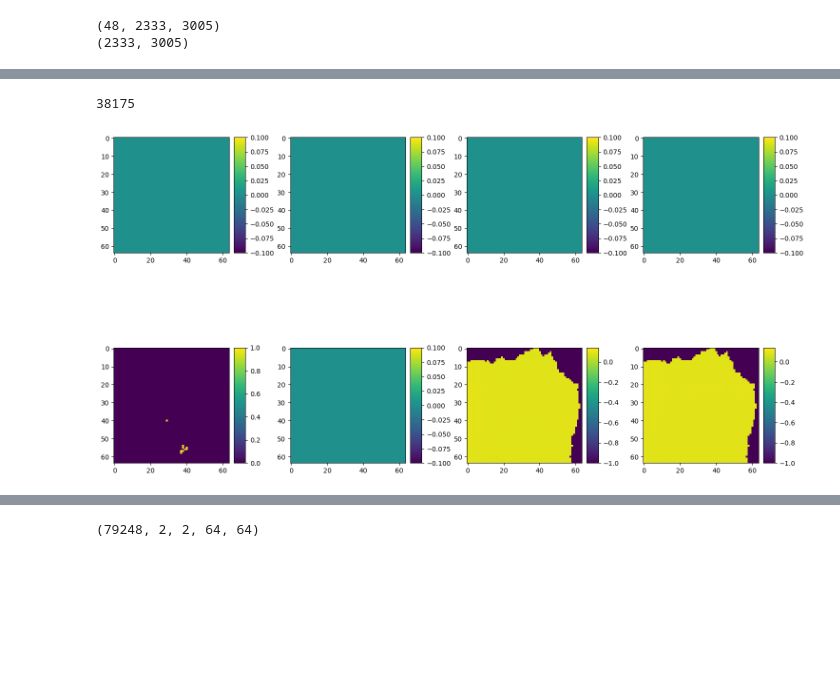
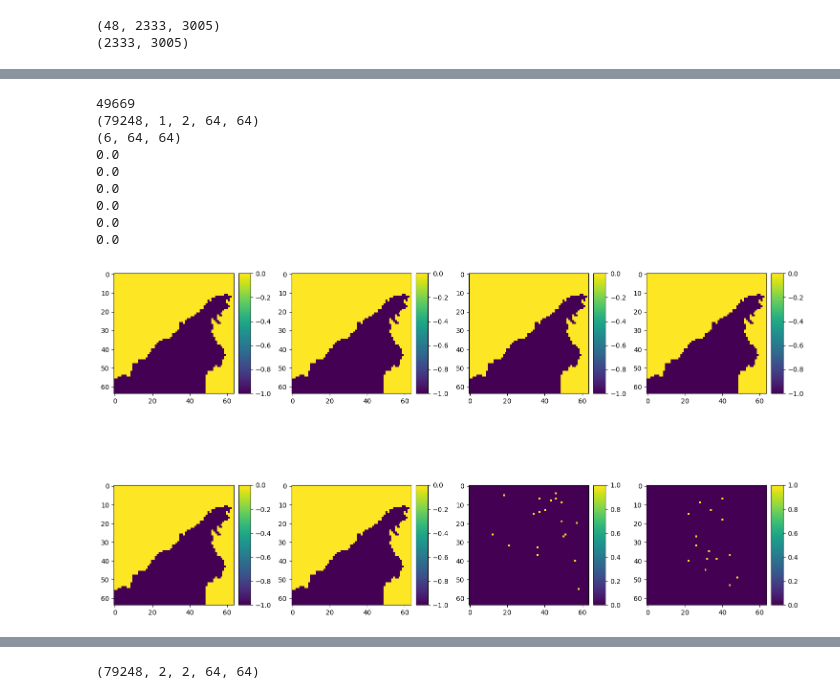
Before and after one commit to thimabru1010/AmazonDeforestation_Prediction, a Jupyter notebook: explore_predictions.ipynb, the cells around one changed output, grey strips where cells are left out. Drawn from its saved outputs; the diff is of its cells as text; code cells hidden in the pictures; blank space fills up the shorter version.

```diff
--- a/explore_predictions.ipynb
+++ b/explore_predictions.ipynb
@@ -53,4 +57,5 @@ deter_img_test = deter_img[(96 + 48):(96 + 48 + 48)]
 del deter_img
 # %%
 print(deter_img_test.shape)
+deter_img_test2 = deter_img_test.copy()
 # %% [output]
@@ -58,9 +63,10 @@ print(deter_img_test.shape)
 # %%
-def_preds_reconstructed = np.load('work_dirs/exp02/def_preds_reconstructed.npy')
+def_preds_reconstructed = np.load('work_dirs/exp02_2/def_preds_reconstructed.npy')
 # %%
 print(def_preds_reconstructed.shape)
 for i in range(def_preds_reconstructed.shape[0]):
     print(i)
     def_preds_reconstructed[i][mask == 0] = -1
+    deter_img_test2[i][mask == 0] = -1
     # display_video(def_preds_reconstructed[i])
 # %% [output]
@@ -120,10 +131,11 @@ for i in range(test_files.shape[0]):
     # test_files[i] = (test_files[i] - mean_std[0])/mean_std[1]
     patches = test_files[i]
     labels = patches[-2:]
-    _label = labels[:, mask_test_files[i] == 1]
-    _label[_label > 0] = 1
-    # print(_label.shape)
-    mean = np.mean(_label, axis=(0, 1))
+    # _label = labels[:, mask_test_files[i] == 1]
+    # _label[_label > 0] = 1
+    # print(labels.shape)
+    # mean = np.mean(_label, axis=(0, 1))
+    mean = np.mean(labels, axis=(0, 1, 2))
     # 1/0
     # Deal with Nan
     if np.isnan(mean): mean = 0
@@ -161,38 +176,65 @@ print(def_indexes)
 # %%
 import matplotlib.pyplot as plt
 from mpl_toolkits.axes_grid1 import make_axes_locatable
 
 # Pick a random number from the list
-index = np.random.choice(def_indexes)
+# index = np.random.choice(def_indexes)
+index = np.random.choice(np.arange(71208))
+# index = 37673
+index = 49669
+# index = index
 # cont=0
 # cont -= -1
 # index = def_indexes[cont]
 print(index)
-patches_pred = preds[index, 1]
-patches = test_files[index]
+print(preds.shape)
+patches_pred = preds[index, 0]
+patches2 = test_files[index]
+patches = patches2.copy()
+# patches_pred[:, mask_test_files[index] == 0] = -1
+print(patches.shape)
 
-patches_pred[:, mask_test_files[index] == 0] = -1
+# patches[patches > 0] = 1
+# patches[patches < 0] = 0
 
-patches[:, mask_test_files[index] == 0] = -1
-patches[patches > 0] = 1
-patches[patches < 0] = 0
+# print(np.sum(patches[0]))
+# print(np.sum(patches[1]))
+for i in range(patches.shape[0]):
+    patches_sum = patches[i]
+    patches_sum = patches_sum[patches_sum != -1]
+    # print(np.sum(patches[i]))
+    print(np.sum(patches_sum))
+    # if np.sum(patches[i]) > 0:
+    if np.sum(patches_sum) > 0:
+        # patches[i] = cv2.dilate(patches[i], kernel, iterations=1)
+        pass
+# patches = cv2.dilate(patches, kernel, iterations=1)
+# patches[:, mask_test_files[index] == 0] = -1
 
 fig, axs = plt.subplots(2, 4, figsize=(15, 10))
 
 patches_plot = np.concatenate((patches, patches_pred), axis=0)
 for i in range(2):
     for j in range(4):
         im = axs[i, j].imshow(patches_plot[i*4 + j])
         divider = make_axes_locatable(axs[i, j])
         cax = divider.append_axes("right", size="10%", pad=0.1)
         fig.colorbar(im, cax=cax)
         # axs[i, j].axis('off')
 
 plt.tight_layout()
 plt.show()
 # %% [output]
-38175
+49669
+(79248, 1, 2, 64, 64)
+(6, 64, 64)
+0.0
+0.0
+0.0
+0.0
+0.0
+0.0
-[figure, old version]
+[figure, new version]
 # %%
 #apply pred mask
 for i in range(preds.shape[0]):
```
Also changed, not shown: parts of 14 cells of this notebook, 6 other files.
